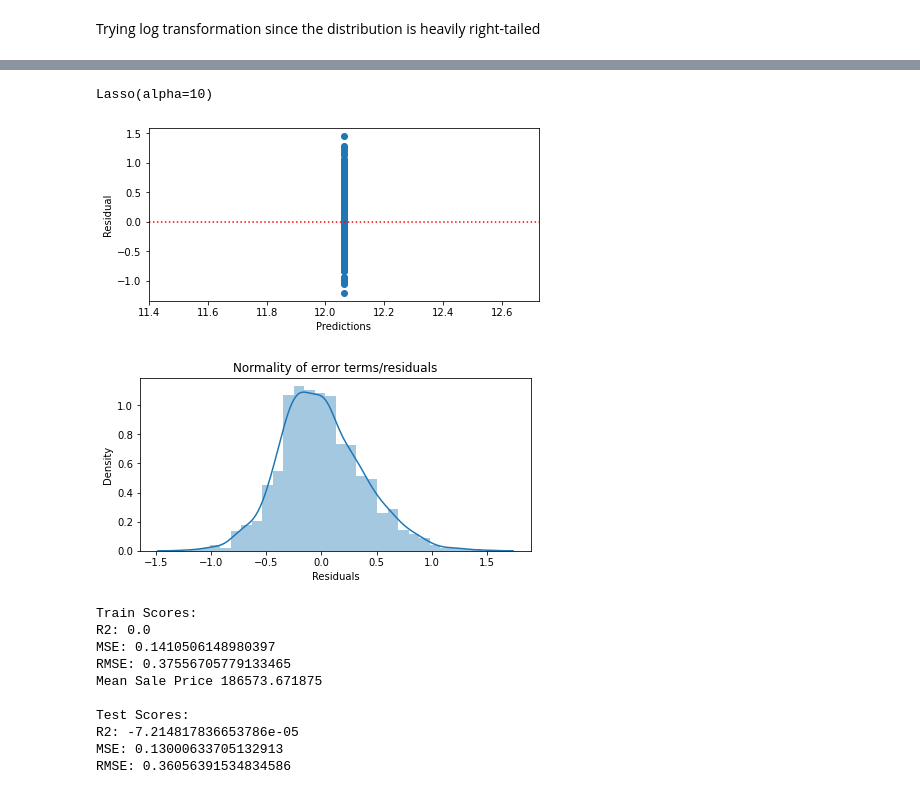
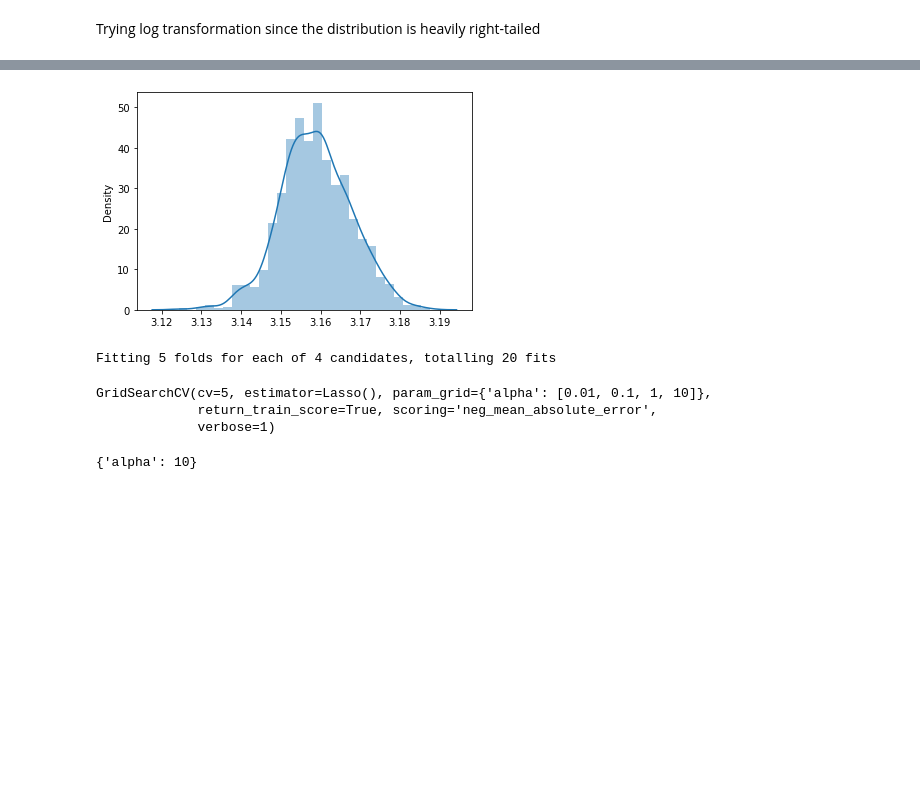
Before and after one commit to tthakur2015/Advanced-Regression, a Jupyter notebook: Advances Regression Assignment.ipynb, the cells around one changed output, grey strips where cells are left out. Cells and saved outputs as stored; diff of their text form; code cells hidden in the pictures; blank space fills up the shorter version.

```diff
--- a/Advances Regression Assignment.ipynb
+++ b/Advances Regression Assignment.ipynb
@@ -425,48 +460,40 @@ Name: SalePrice, Length: 1088, dtype: int64
+# %%
+from scipy.stats import boxcox
+bcx_target, lam = boxcox(y_train)
+
+sns.distplot(bcx_target)
+plt.show()
+# %% [output]
+[figure, added]
 # %%
-lasso.fit(X_train,np.log(y_train))
+lasso_dt = Lasso()
+
+params = {'alpha':[0.01,0.1,1,10]}
+
+# cross validation
+model_cv_lasso_dt = GridSearchCV(estimator = lasso_dt,
+                        param_grid = params,
+                        scoring= 'neg_mean_absolute_error',
+                        cv = 5,
+                        return_train_score=True,
+                        verbose = 1)
+
+model_cv_lasso_dt.fit(X_train, np.log(y_train))
 # %% [output]
-Lasso(alpha=10)
+Fitting 5 folds for each of 4 candidates, totalling 20 fits
+GridSearchCV(cv=5, estimator=Lasso(), param_grid={'alpha': [0.01, 0.1, 1, 10]},
+             return_train_score=True, scoring='neg_mean_absolute_error',
+             verbose=1)
+# %%
+model_cv_lasso.best_params_
+# %% [output]
+{'alpha': 10}
 # %%
-y_train_pred = lasso.predict(X_train)
-y_test_pred = lasso.predict(X_test)
+lasso_dt = Lasso(alpha=10)
+lasso_dt.fit(X_train, np.sqrt(y_train))
 
-y_train_res = np.log(y_train) - y_train_pred
+y_train_pred_dt = lasso_dt.predict(X_train)
+y_train_pred_dt = y_train_pred_dt**2
 
-plt.figure(figsize=[7,7])
-plt.subplot(211)
-plt.scatter( y_train_pred , y_train_res)
-plt.axhline(y=0, color='r', linestyle=':')
-plt.xlabel("Predictions")
-plt.ylabel("Residual")
-plt.show()
-
-plt.figure(figsize=[7,7])
-plt.subplot(212)
-p = sns.distplot(y_train_res,kde=True)
-p = plt.title('Normality of error terms/residuals')
-plt.xlabel("Residuals")
-plt.show()
-
-print('Train Scores:')
-print('R2:',r2_score(np.log(y_train), y_train_pred))
-print('MSE:',mean_squared_error(np.log(y_train),y_train_pred))
-print('RMSE:',np.sqrt(mean_squared_error(np.log(y_train),y_train_pred)))
-print('Mean Sale Price',y_train.mean(),'\n')
-
-print('Test Scores:')
-print('R2:',r2_score(np.log(y_test), y_test_pred))
-print('MSE:',mean_squared_error(np.log(y_test),y_test_pred))
-print('RMSE:',np.sqrt(mean_squared_error(np.log(y_test),y_test_pred)))
+y_test_pred_dt = lasso_dt.predict(X_test)
+y_test_pred_dt = y_test_pred_dt**2
-# %% [output]
-[figure, removed]
-[figure, removed]
-Train Scores:
-R2: 0.0
-MSE: 0.1410506148980397
-RMSE: 0.37556705779133465
-Mean Sale Price 186573.671875
-
-Test Scores:
-R2: -7.214817836653786e-05
-MSE: 0.13000633705132913
-RMSE: 0.36056391534834586
```
Also changed, not shown: parts of 45 cells of this notebook.
